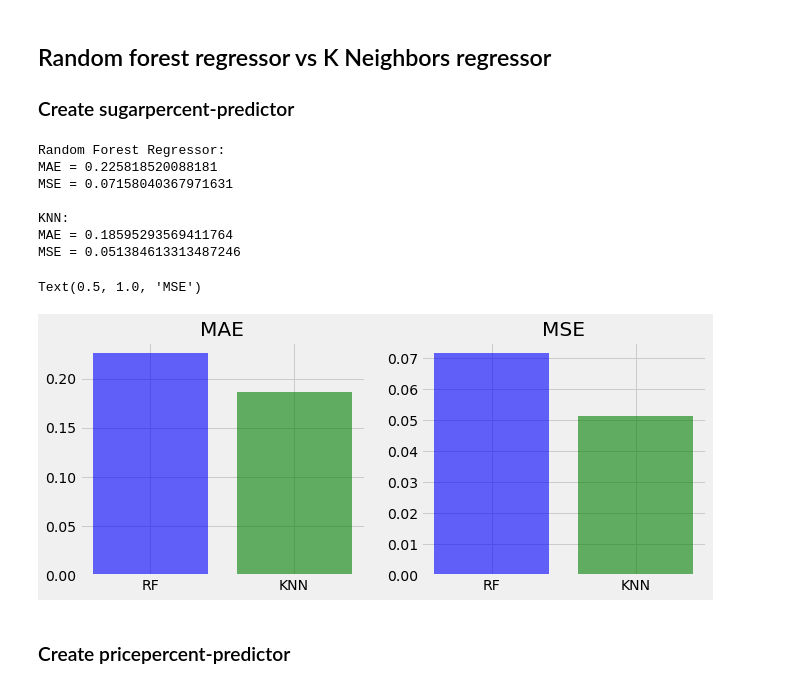
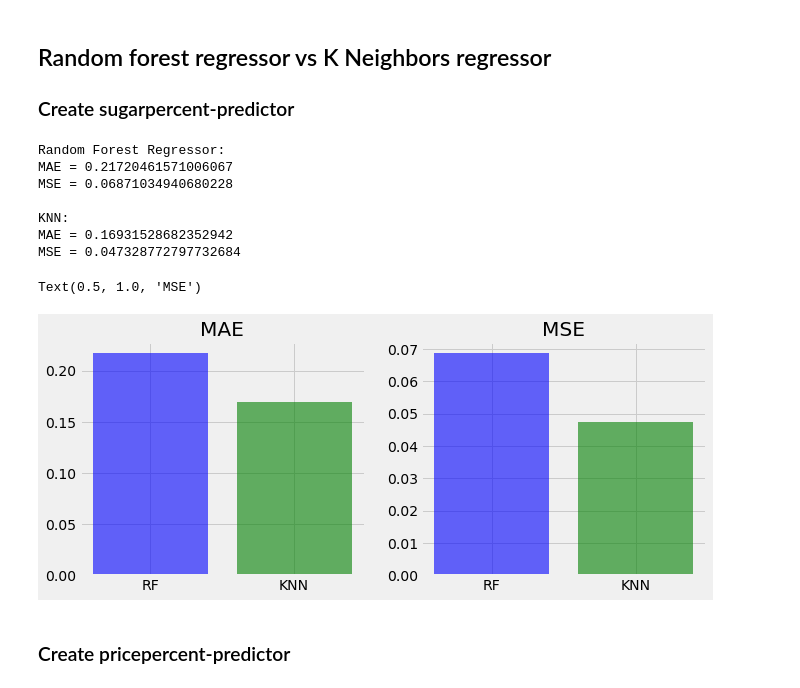
Before and after one commit to Mieju/CandyCare, a Jupyter notebook: CandyCare.ipynb, the cells around one changed output. Saved outputs shown, nothing was run; the diff lists cells and outputs as text; code cells hidden in the pictures.

```diff
--- a/CandyCare.ipynb
+++ b/CandyCare.ipynb
@@ -265,6 +267,7 @@ The largest of  11  clusters is: Cluster  5
 As we can see, the highest awp of 4 clusters is 63.8 with 25 datapoints; the highest awp of 11 clusters is 70.5 with 4 datapoints. Though the cluster with awp of 70.5 seems to be more beneficial, due to it containing only 4 datapoints, which is to little for a substantial analysis, we choose to analyze the features of the cluster wit awp=63.8 and 25 datapoints.
 # %%
 awpIdx = [winRates.index(max(winRates)), winRates.index(min(winRates))]
+awpIdx_vals = [max(winRates), min(winRates)]
 clusterCandies = [pd.DataFrame(columns=candyDataAll.columns), pd.DataFrame(columns=candyDataAll.columns)]
 
 fig, ax = plt.subplots(1,2)
@@ -285,10 +288,13 @@ for i in range(2):
     ax[i].set_xticklabels(clusterCandies[i].columns, rotation = 'vertical')
     ax[i].set_xlabel('Features')
     ax[i].set_ylabel('Average occurency')
-    ax[i].set_title('Average of feature rate in cluster with awp = ' + str(awpIdx[i]))
+    ax[i].set_title('Average of feature rate (in cluster awp = ' + str(awpIdx_vals[i]) + ')')
 
     for idx,bar_plt in enumerate(bar_plt):
         height = bar_plt.get_height()
         ax[i].text(bar_plt.get_x() + bar_plt.get_width()/2., height,
                 round(vals[idx],2),
                 ha='center', va='bottom', rotation=0)
+plt.show()
+print("Blacklist: fruity, hard")
+print("Whitelist: fruity, hard")
@@ -354,43 +337,68 @@ y_test_w = test_set['winpercent']
 # %% [markdown]
 ## Random forest regressor vs K Neighbors regressor
 ### Create sugarpercent-predictor
+# %%
+def find_opt_neighbors(X_train, y_train, X_test, y_test):
+    neighbor = 0
+    res = 1
+    for k in np.arange(5, 51, 5):
+        knn_regressor = KNeighborsRegressor(n_neighbors = k,  p = 2, weights = 'uniform')
+        knn_regressor.fit(X_train, y_train)
+        y_pred = knn_regressor.predict(X_test)
+        if mean_squared_error(y_pred,y_test, squared = False) < res:
+            res = mean_squared_error(y_pred,y_test, squared = False);
+            neighbor = k
+    return neighbor
 # %%
+res = []
+for k in np.arange(5, 51, 5):
+    knn_regressor = KNeighborsRegressor(n_neighbors = k,
+                                    p = 2,
+                                    weights = 'uniform')
+    knn_regressor.fit(X_train_s, y_train_s)
+    y_pred = knn_regressor.predict(X_test_s)
+    res.append([k,mean_squared_error(y_pred,y_test_s, squared = False)])
+
+#Random Forest
 clf_s=RandomForestRegressor(n_estimators=100)
 clf_s.fit(X_train_s, y_train_s)
 y_pred_s = clf_s.predict(X_test_s)
 maeRF = mean_absolute_error(y_test_s,y_pred_s)
 mseRF = mean_squared_error(y_test_s,y_pred_s)
 print("Random Forest Regressor:")
 print("MAE =", maeRF)
 print("MSE =", mean_squared_error(y_test_s,y_pred_s))
 
+# K Nearest Neighbors
 print("\nKNN:")
-knn_regressor_s = KNeighborsRegressor(n_neighbors = 5, p = 2, weights = 'uniform')
+knn_regressor_s = KNeighborsRegressor(n_neighbors = find_opt_neighbors(X_train_s, y_train_s, X_test_s, y_test_s),
+                                      p = 2, weights = 'uniform')
 knn_regressor_s.fit(X_train_s, y_train_s)
 y_pred_s_knn = knn_regressor_s.predict(X_test_s)
 maeKNN = mean_absolute_error(y_test_s,y_pred_s_knn)
 mseKNN = mean_squared_error(y_test_s,y_pred_s_knn)
 print("MAE =", maeKNN)
 print("MSE =", mean_squared_error(y_test_s,y_pred_s_knn))
 
+#Plot
 fig, ax = plt.subplots(1,2)
 fig.set_figwidth(10)
 ax[0].bar('RF', maeRF, color = 'blue', alpha = 0.6)
 ax[0].bar('KNN', maeKNN, color = 'green', alpha = 0.6)
 ax[0].set_title('MAE')
 ax[1].bar('RF', mseRF, color = 'blue', alpha = 0.6)
 ax[1].bar('KNN', mseKNN, color = 'green', alpha = 0.6)
 ax[1].set_title('MSE')
 # %% [output]
 Random Forest Regressor:
-MAE = 0.225818520088181
-MSE = 0.07158040367971631
+MAE = 0.21720461571006067
+MSE = 0.06871034940680228
 
 KNN:
-MAE = 0.18595293569411764
-MSE = 0.051384613313487246
+MAE = 0.16931528682352942
+MSE = 0.047328772797732684
 Text(0.5, 1.0, 'MSE')
-[figure, old version]
+[figure, new version]
 # %% [markdown]
 ### Create pricepercent-predictor
 # %%
```
Also changed, not shown: parts of 24 cells of this notebook, 1 other file.
